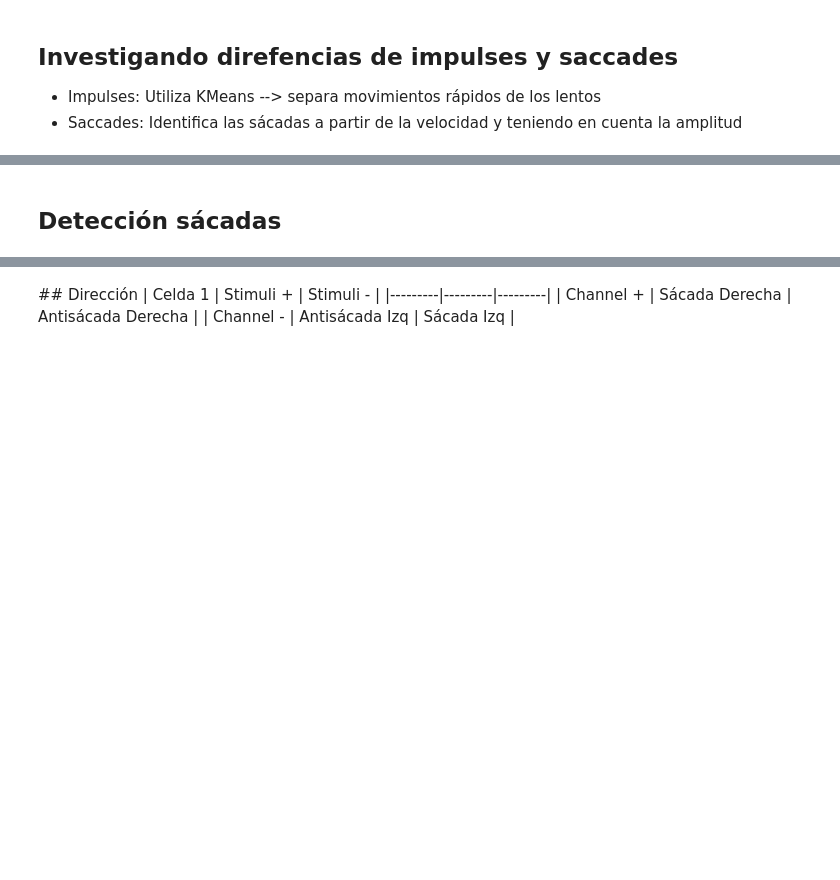
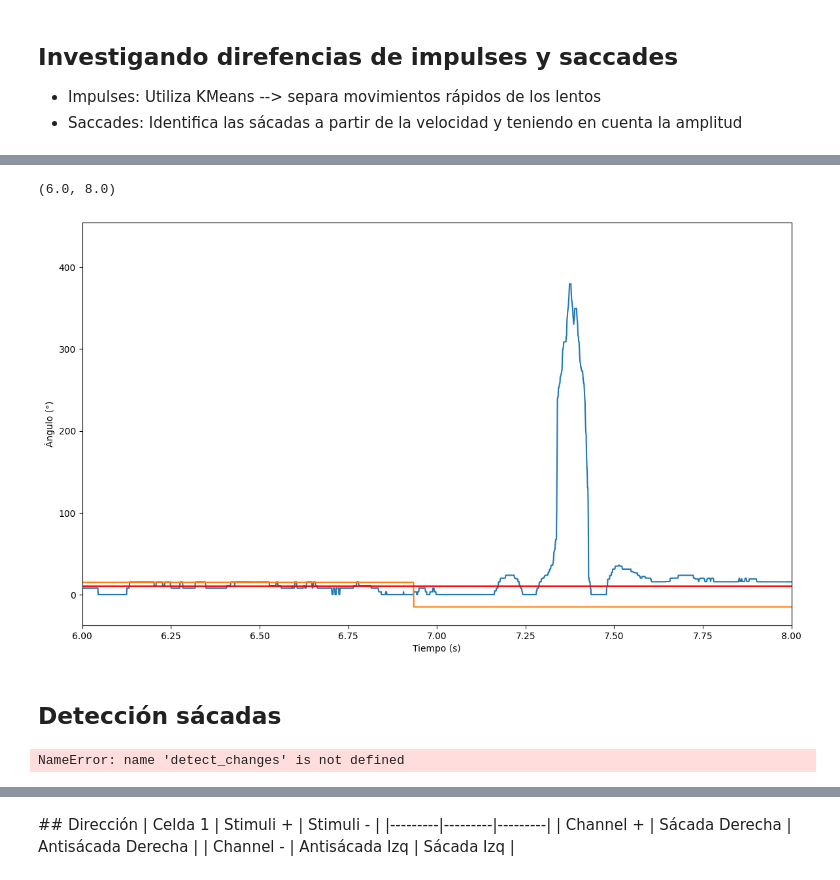
Before and after one commit to idertator/openeog, a Jupyter notebook: notebooks/Antisaccades_Biomarkers.ipynb, the cells around one changed output, grey strips where cells are left out. Cells and saved outputs as stored; diff of their text form; code cells hidden in the pictures; blank space fills up the shorter version.

```diff
--- a/notebooks/Antisaccades_Biomarkers.ipynb
+++ b/notebooks/Antisaccades_Biomarkers.ipynb
@@ -128,2 +86,15 @@ Text(0.5, 0, 'Tiempo (s)')
+# %%
+from scipy.signal import medfilt
+
+plt.plot(time[0:37000], abs(medfilt(differentiate(antisacade.hor_channel[0:37000]), 71)))
+plt.plot(time[0:37000], antisacade.hor_stimuli[0:37000])
+plt.ylabel("Ángulo (°)");
+plt.xlabel("Tiempo (s)")
+plt.axhline(10, color='red')
+plt.savefig("Umbra_Microsacada.eps", format="eps")
+plt.xlim(6, 8)
+# %% [output]
+(6.0, 8.0)
+[figure, added]
 # %% [markdown]
 ## Detección sácadas
@@ -129,0 +156,20 @@ Text(0.5, 0, 'Tiempo (s)')
+# %%
+sacadas = saccades(antisacade.hor_channel, detect_changes(antisacade.hor_stimuli), resultados)
+print(sacadas)
+print(len(sacadas))
+
+plt.suptitle("Señales de Microsácadas")
+
+plt.subplot(211)
+plt.title("Canal Horizontal")
+for start, end in sacadas:
+#for start, end in saccades(antisacade.hor_channel, antisacade.angle, 0.2):
+    plt.axvspan((start)/1000, (end)/1000, alpha=1)
+plt.plot(time, antisacade.hor_stimuli)
+plt.plot(time, antisacade.hor_channel)
+plt.ylabel("Ángulo (°)");
+plt.xlabel("Tiempo (s)")
+plt.xlim(0, 37)  # Limitar el eje x
+plt.savefig("Detección_Microsácadas.eps", format="eps")
+# %% [output]
+NameError: name 'detect_changes' is not defined
```
Also changed, not shown: parts of 20 cells of this notebook, 9 other files.
